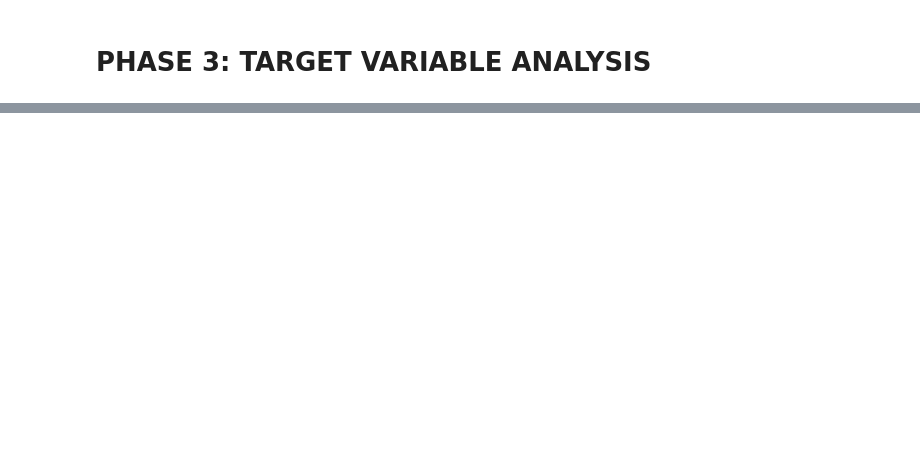
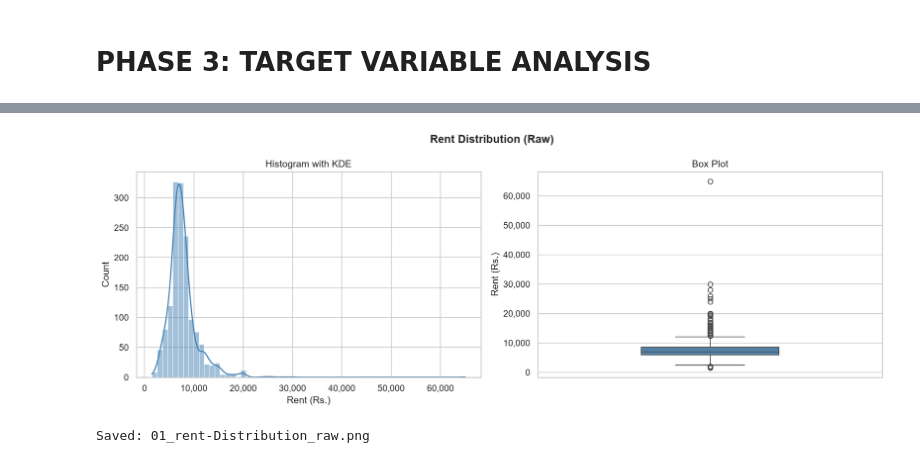
Before and after one commit to DineshMSDian/chennai-pg-price-predictor, a Jupyter notebook: Notebooks/03-EDA_Phase_3.ipynb, the cells around one changed output, grey strips where cells are left out. Cells and saved outputs as stored; diff of their text form; code cells hidden in the pictures; blank space fills up the shorter version.

Commit message:
EDA: Phase 3 completed! and got the leads for Phase 4!!
Signed-off-by: DineshMSDian <dinesh2742004@gmail.com>

```diff
--- a/Notebooks/03-EDA_Phase_3.ipynb
+++ b/Notebooks/03-EDA_Phase_3.ipynb
@@ -45,0 +75,4 @@ Skewness: 4.924613672258534
+# %%
+# Load dataset from phase 2
+df = pd.read_csv(DATA_PATH)
+print(f'Loaded dataset: {df.shape[0]} rows x {df.shape[1]} columns')
@@ -45,0 +81,8 @@ Skewness: 4.924613672258534
+# %%
+# helper functions
+
+def save(fig: plt.Figure, name: str) -> None:
+    path = OUTPUT_DIR / f'{name}.png'
+    fig.savefig(path, bbox_inches = 'tight')
+    plt.close(fig)
+    print(f'Saved: {path.name}')
@@ -45,0 +115,25 @@ Skewness: 4.924613672258534
+# %%
+# 3.1 Rent distribution
+
+fig, axes = plt.subplots(1, 2, figsize=(14, 5))
+fig.suptitle('Rent Distribution (Raw)', fontsize=14, fontweight='bold')
+
+# histplot + KDE
+
+sns.histplot(df[TARGET], bins=60, kde=True, ax=axes[0], color='steelblue')
+axes[0].set_title('Histogram with KDE')
+axes[0].set_xlabel('Rent (Rs.)')
+axes[0].xaxis.set_major_formatter(mtick.FuncFormatter(lambda x, _: f'{int(x):,}'))
+
+# BoxPlot
+sns.boxplot(y=df[TARGET], ax=axes[1], color='steelblue', width=0.4)
+axes[1].set_title('Box Plot')
+axes[1].set_ylabel('Rent (Rs.)')
+axes[1].yaxis.set_major_formatter(mtick.FuncFormatter(lambda x, _: f'{int(x):,}'))
+
+plt.tight_layout()
+plt.show()
+save(fig, '01_rent-Distribution_raw')
+# %% [output]
+[figure, added]
+Saved: 01_rent-Distribution_raw.png
```
Also changed, not shown: parts of 26 cells of this notebook, 2 other files.
